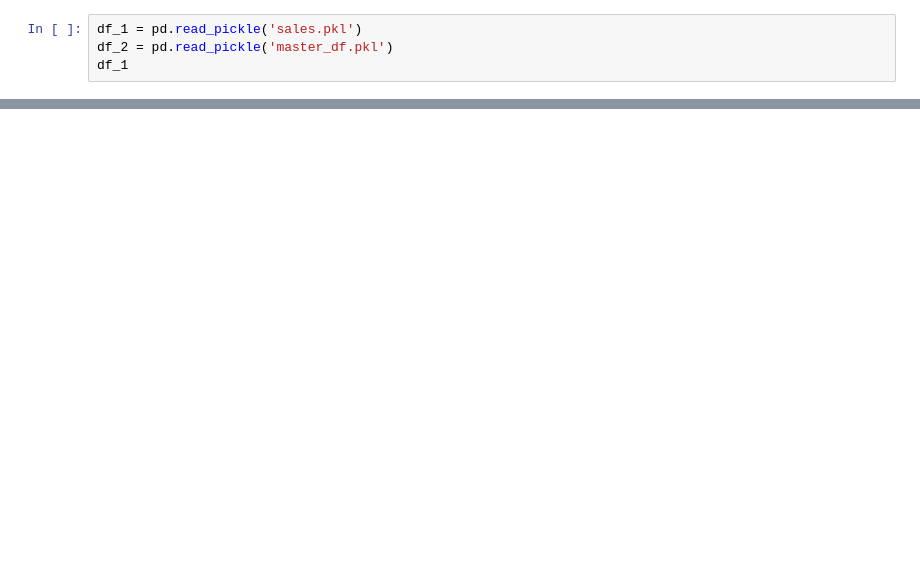
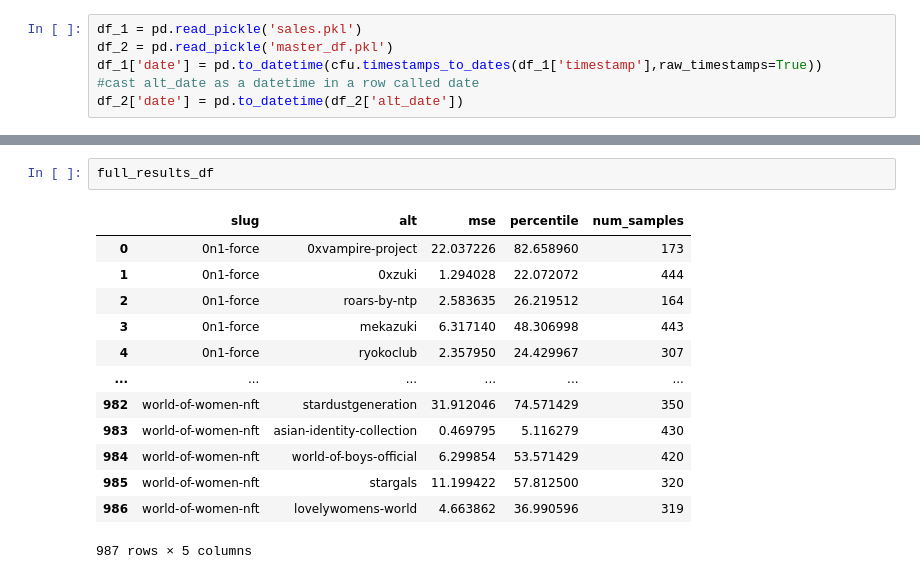
Before and after one commit to narunraman/nft_research, a Jupyter notebook: Synthetic_control/linear_fits.ipynb, the cells around one changed output, grey strips where cells are left out. Drawn from its saved outputs; the diff is of its cells as text; blank space fills up the shorter version.

```diff
--- a/Synthetic_control/linear_fits.ipynb
+++ b/Synthetic_control/linear_fits.ipynb
@@ -13,4 +17,6 @@ import Dino.counterfeit_utils as cfu
 # %%
 df_1 = pd.read_pickle('sales.pkl')
 df_2 = pd.read_pickle('master_df.pkl')
-df_1
+df_1['date'] = pd.to_datetime(cfu.timestamps_to_dates(df_1['timestamp'],raw_timestamps=True))
+#cast alt_date as a datetime in a row called date
+df_2['date'] = pd.to_datetime(df_2['alt_date'])
@@ -46,0 +156,16 @@ df_2
+# %%
+full_results_df
+# %% [output]
+|  | slug | alt | mse | percentile | num_samples |
+| 0 | 0n1-force | 0xvampire-project | 22.037226 | 82.658960 | 173 |
+| 1 | 0n1-force | 0xzuki | 1.294028 | 22.072072 | 444 |
+| 2 | 0n1-force | roars-by-ntp | 2.583635 | 26.219512 | 164 |
+| 3 | 0n1-force | mekazuki | 6.317140 | 48.306998 | 443 |
+| 4 | 0n1-force | ryokoclub | 2.357950 | 24.429967 | 307 |
+| ... | ... | ... | ... | ... | ... |
+| 982 | world-of-women-nft | stardustgeneration | 31.912046 | 74.571429 | 350 |
+| 983 | world-of-women-nft | asian-identity-collection | 0.469795 | 5.116279 | 430 |
+| 984 | world-of-women-nft | world-of-boys-official | 6.299854 | 53.571429 | 420 |
+| 985 | world-of-women-nft | stargals | 11.199422 | 57.812500 | 320 |
+| 986 | world-of-women-nft | lovelywomens-world | 4.663862 | 36.990596 | 319 |
+987 rows × 5 columns
```
Also changed, not shown: parts of 6 cells of this notebook, 2 other files.
